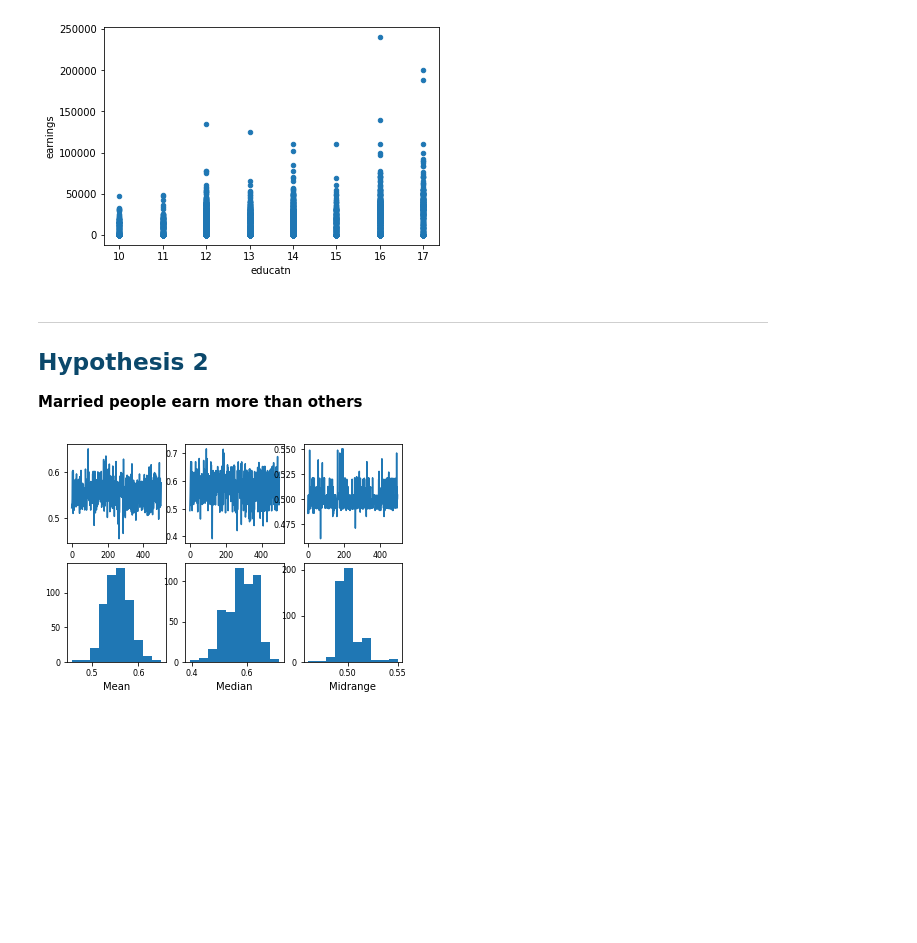
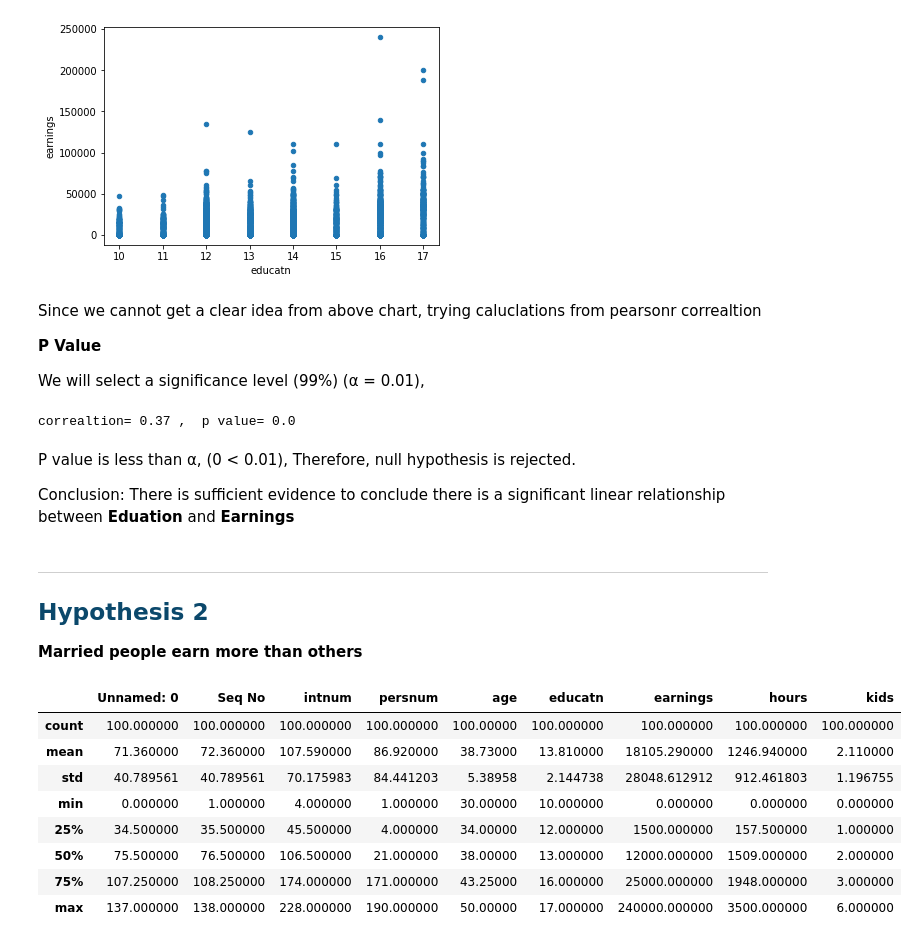
Before and after one commit to HashanAbeysinghe/data-science-assignment-1, a Jupyter notebook: AssignmentPart1.ipynb, the cells around one changed output. Drawn from its saved outputs; the diff is of its cells as text; code cells hidden in the pictures; blank space fills up the shorter version.

Commit message:
p value evidance for hypthesis test 1

```diff
--- a/AssignmentPart1.ipynb
+++ b/AssignmentPart1.ipynb
@@ -139,16 +144,52 @@ plt.show()
 # %% [output]
 <Figure size 14400x7200 with 0 Axes>
 [figure]
+# %% [markdown]
+Since we cannot get a clear idea from above chart, trying caluclations from pearsonr correaltion
+
+<Strong>P Value</Strong>
+
+We will select a significance level (99%) (α = 0.01),
+# %%
+from scipy.stats import pearsonr
+
+educationArray = []
+earningArray = []
+
+
+for index, row in data.iterrows():
+    if(row['hours']>0):
+        educationArray.append(row['educatn'])
+        earningArray.append(row['earnings'])
+
+#print(educationArray)
+#print(earningArray)
+
+corr, p_value = pearsonr(educationArray, earningArray)
+print('correaltion=', round(corr, 2), ',  p value=', round(p_value, 2))
+# %% [output]
+correaltion= 0.37 ,  p value= 0.0
+# %% [markdown]
+P value is less than α, (0 < 0.01), Therefore, null hypothesis is rejected.
+
+Conclusion: There is sufficient evidence to conclude there is a significant linear relationship between <strong>Eduation</strong> and <strong>Earnings</strong>
 # %% [markdown]
 ---
 ## <span style="color:#0b486b">Hypothesis 2</span>
 
 <strong>Married people earn more than others</strong>
 # %%
-marriedData = data[data.married=='married']
-unmarriedData = data[data.married!='married']
+marriedData = data[data.married=='married'].head(n=100)
+unmarriedData = data[data.married!='married'].head(n=100)
 
-s = pd.Series(np.random.uniform(size=100))
-fig = pd.plotting.bootstrap_plot(s)
+marriedData.describe()
 # %% [output]
-[figure, removed]
+|  | Unnamed: 0 | Seq No | intnum | persnum | age | educatn | earnings | hours | kids |
+| count | 100.000000 | 100.000000 | 100.000000 | 100.000000 | 100.00000 | 100.000000 | 100.000000 | 100.000000 | 100.000000 |
+| mean | 71.360000 | 72.360000 | 107.590000 | 86.920000 | 38.73000 | 13.810000 | 18105.290000 | 1246.940000 | 2.110000 |
+| std | 40.789561 | 40.789561 | 70.175983 | 84.441203 | 5.38958 | 2.144738 | 28048.612912 | 912.461803 | 1.196755 |
+| min | 0.000000 | 1.000000 | 4.000000 | 1.000000 | 30.00000 | 10.000000 | 0.000000 | 0.000000 | 0.000000 |
+| 25% | 34.500000 | 35.500000 | 45.500000 | 4.000000 | 34.00000 | 12.000000 | 1500.000000 | 157.500000 | 1.000000 |
+| 50% | 75.500000 | 76.500000 | 106.500000 | 21.000000 | 38.00000 | 13.000000 | 12000.000000 | 1509.000000 | 2.000000 |
+| 75% | 107.250000 | 108.250000 | 174.000000 | 171.000000 | 43.25000 | 16.000000 | 25000.000000 | 1948.000000 | 3.000000 |
+| max | 137.000000 | 138.000000 | 228.000000 | 190.000000 | 50.00000 | 17.000000 | 240000.000000 | 3500.000000 | 6.000000 |
```
Also changed, not shown: parts of 3 cells of this notebook.
